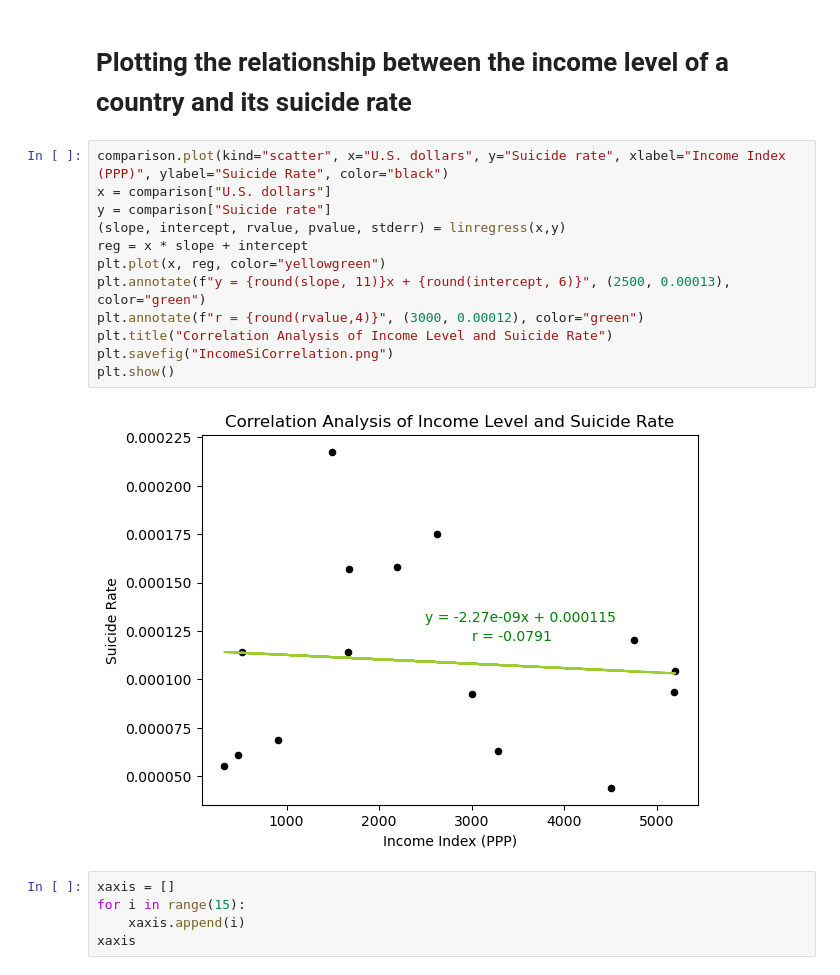
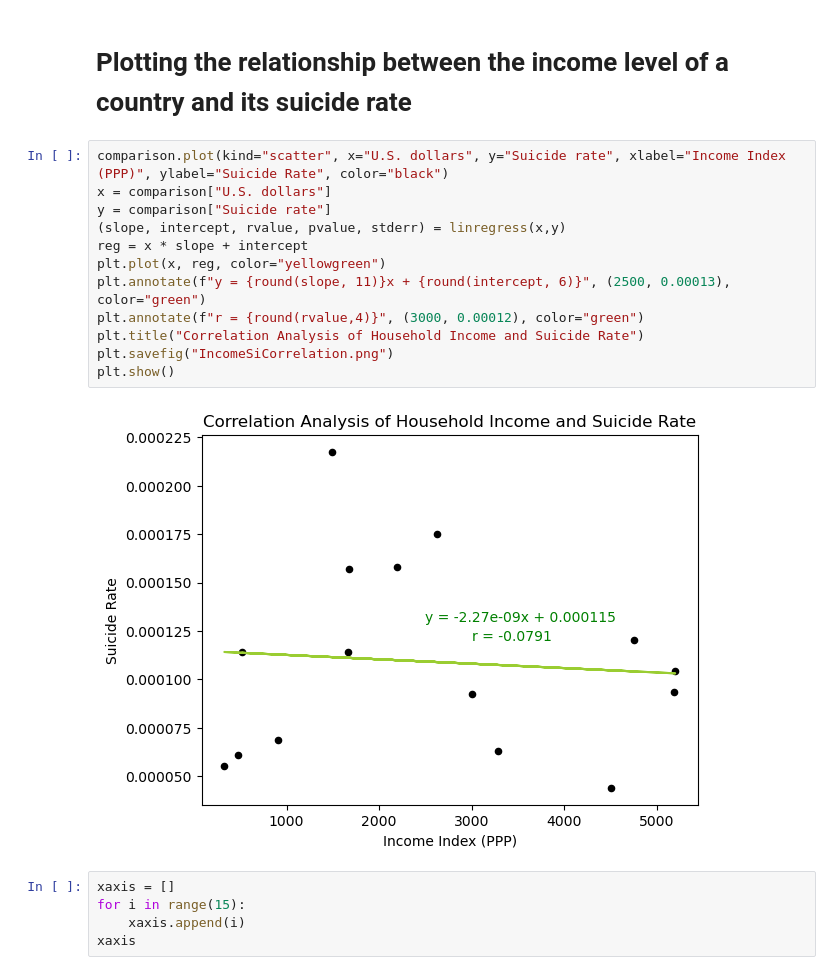
Before and after one commit to kendraliu/Project-One-An-Analysis-of-Suicide-Rate-and-Several-Factors, a Jupyter notebook: Does high-income guarantee better mental health?.ipynb, the cells around one changed output. Saved outputs shown, nothing was run; the diff lists cells and outputs as text.

Commit message:
change fig titles

```diff
--- a/Does high-income guarantee better mental health?.ipynb
+++ b/Does high-income guarantee better mental health?.ipynb
@@ -112,17 +112,17 @@ comparison
 # %%
 comparison.plot(kind="scatter", x="U.S. dollars", y="Suicide rate", xlabel="Income Index (PPP)", ylabel="Suicide Rate", color="black")
 x = comparison["U.S. dollars"]
 y = comparison["Suicide rate"]
 (slope, intercept, rvalue, pvalue, stderr) = linregress(x,y)
 reg = x * slope + intercept
 plt.plot(x, reg, color="yellowgreen")
 plt.annotate(f"y = {round(slope, 11)}x + {round(intercept, 6)}", (2500, 0.00013), color="green")
 plt.annotate(f"r = {round(rvalue,4)}", (3000, 0.00012), color="green")
-plt.title("Correlation Analysis of Income Level and Suicide Rate")
+plt.title("Correlation Analysis of Household Income and Suicide Rate")
 plt.savefig("IncomeSiCorrelation.png")
 plt.show()
 # %% [output]
-[figure, old version]
+[figure, new version]
 # %%
 xaxis = []
 for i in range(15):
```
Also changed, not shown: parts of 1 cell of this notebook, 2 other files.
